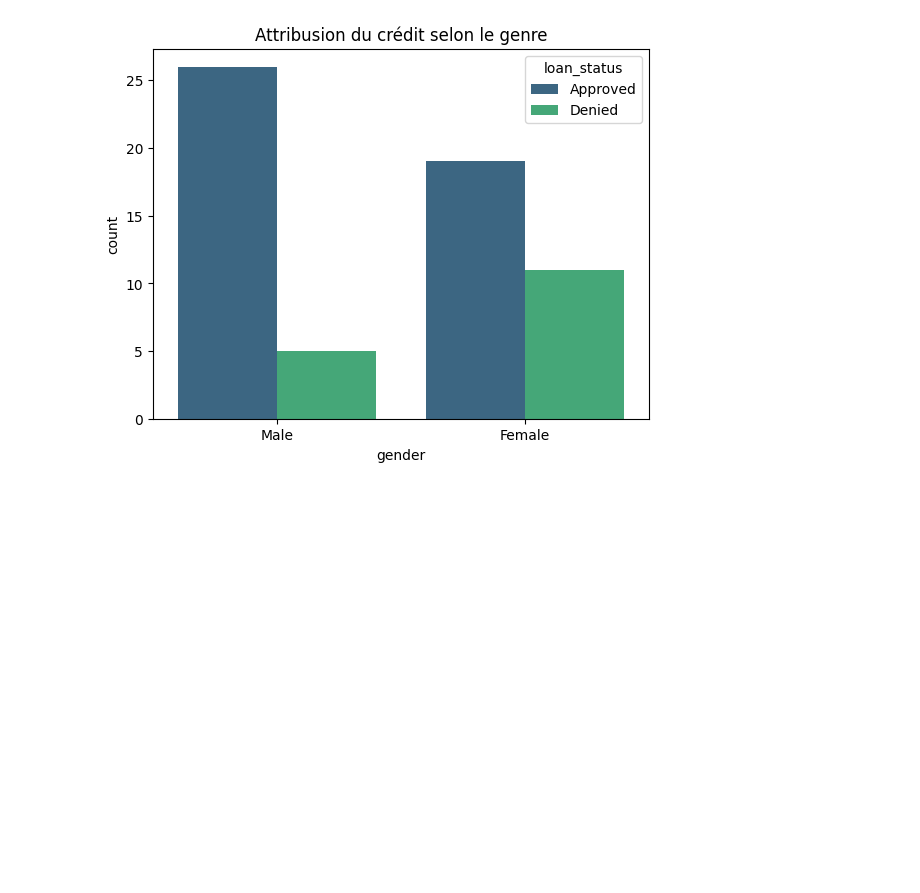
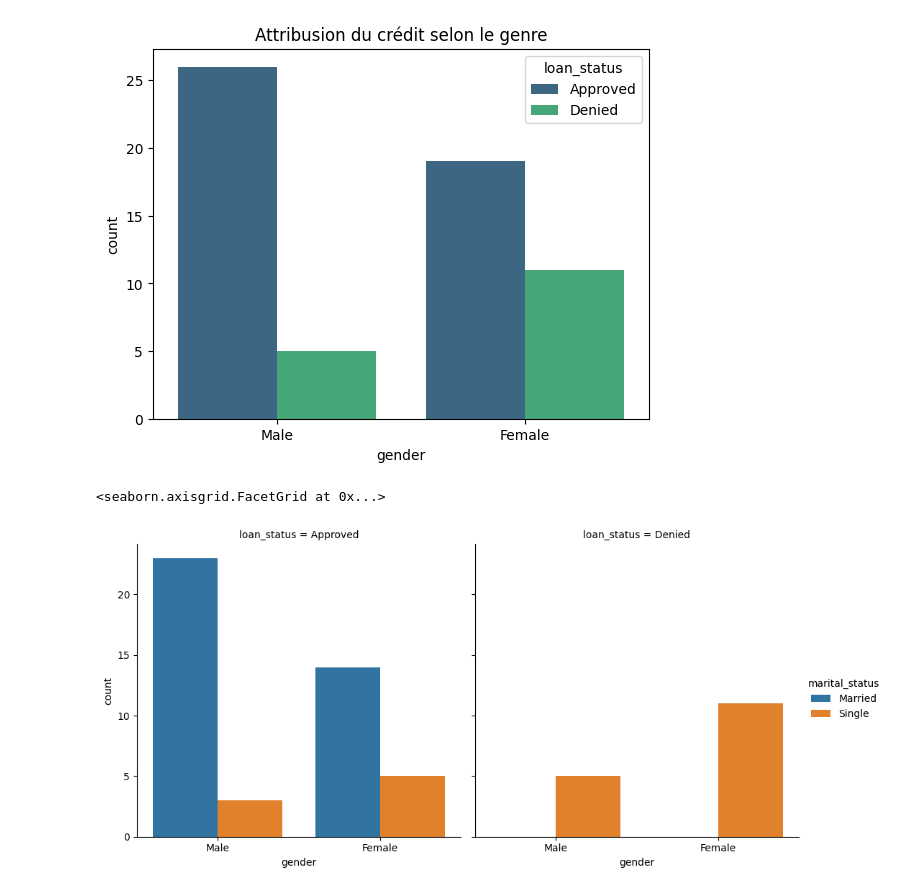
Before and after one commit to khelifaYacine/-classification-des-pr-ts-simples, a Jupyter notebook: Classification_des_prets_simple-1.ipynb, the cells around one changed output. Drawn from its saved outputs; the diff is of its cells as text; code cells hidden in the pictures; blank space fills up the shorter version.

```diff
--- a/Classification_des_prets_simple-1.ipynb
+++ b/Classification_des_prets_simple-1.ipynb
@@ -156,3 +156,9 @@ plt.title ("Attribusion du crédit selon le genre")
 # %% [output]
 Text(0.5, 1.0, 'Attribusion du crédit selon le genre')
 [figure]
+# %%
+
+sns.catplot(data=df, x="gender", hue="marital_status", col="loan_status", kind="count")
+# %% [output]
+<seaborn.axisgrid.FacetGrid at 0x...>
+[figure, added]
```
